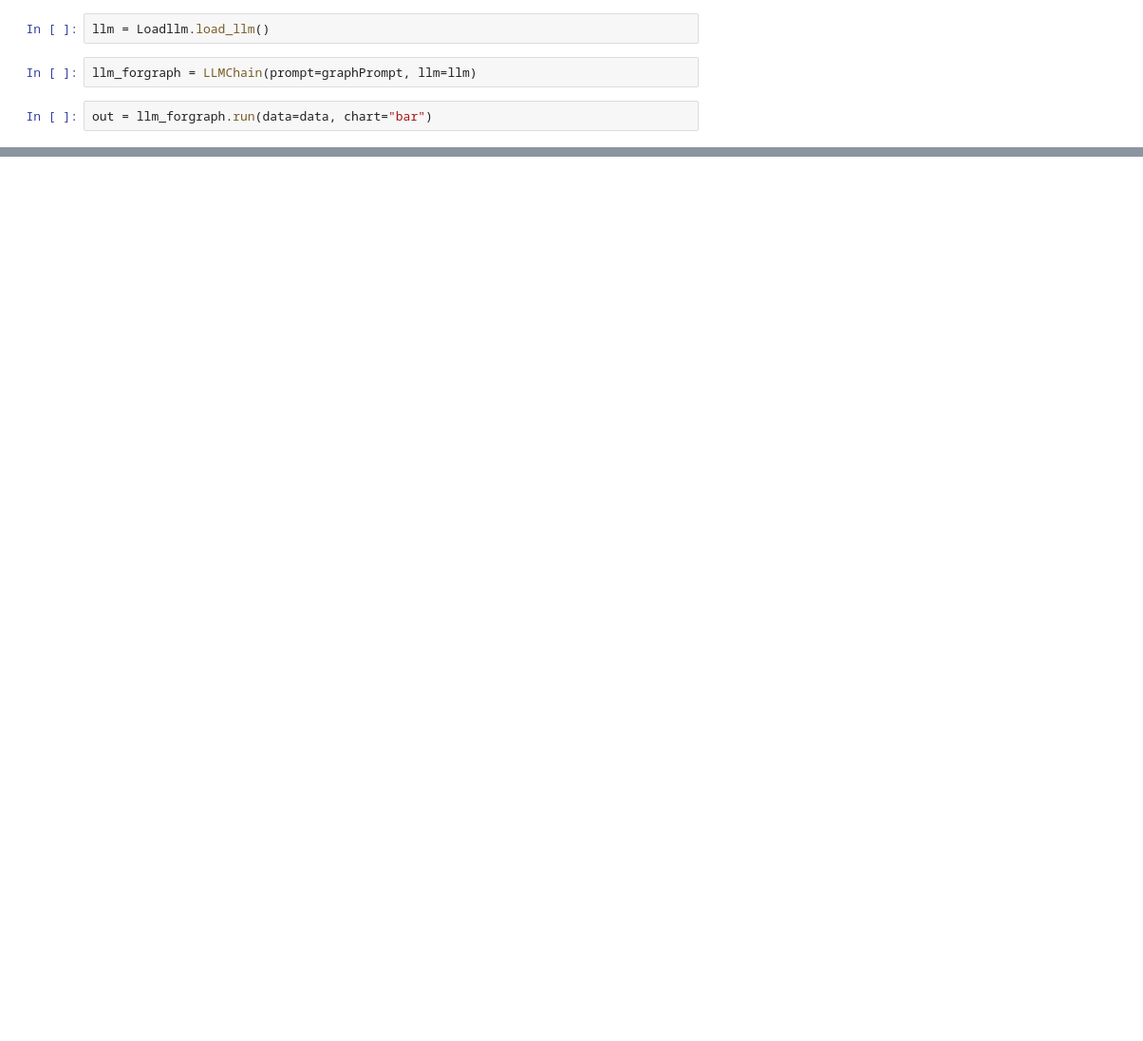
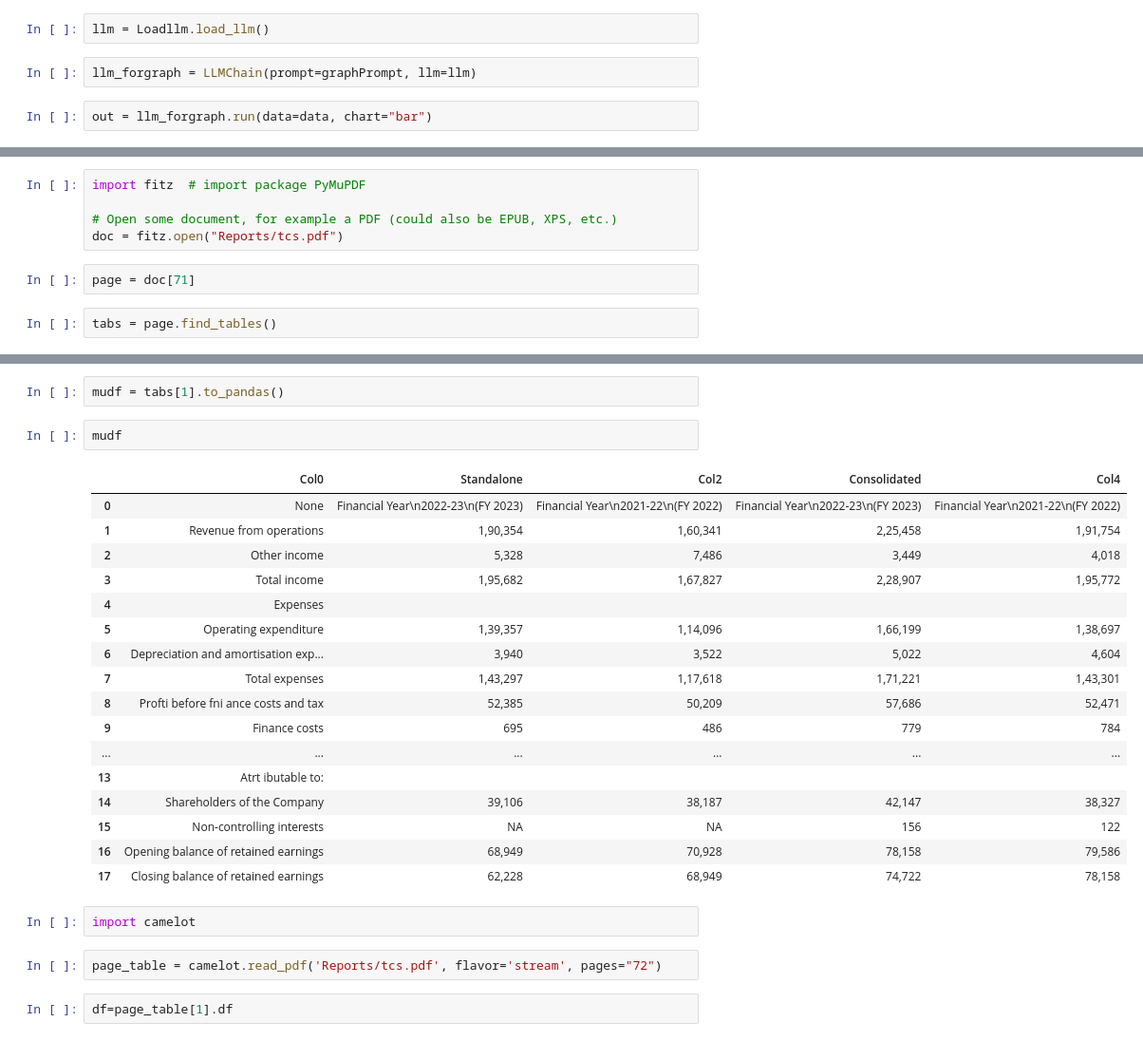
Before and after one commit to Mukesh-pilane/InsightFlow-Annual-Report-Companion, a Jupyter notebook: localllama/graphVisulization.ipynb, the cells around one changed output, grey strips where cells are left out. Shown: that part at 95% size. Saved outputs shown, nothing was run; the diff lists cells and outputs as text; blank space fills up the shorter version.

```diff
--- a/localllama/graphVisulization.ipynb
+++ b/localllama/graphVisulization.ipynb
@@ -66,0 +93,9 @@ It can be observed from the comparison that there has been a significant increas
+# %%
+import fitz  # import package PyMuPDF
+
+# Open some document, for example a PDF (could also be EPUB, XPS, etc.)
+doc = fitz.open("Reports/tcs.pdf")
+# %%
+page = doc[71]
+# %%
+tabs = page.find_tables()
@@ -66,0 +122,28 @@ It can be observed from the comparison that there has been a significant increas
+# %%
+mudf = tabs[1].to_pandas()
+# %%
+mudf
+# %% [output]
+|  | Col0 | Standalone | Col2 | Consolidated | Col4 |
+| 0 | None | Financial Year\n2022-23\n(FY 2023) | Financial Year\n2021-22\n(FY 2022) | Financial Year\n2022-23\n(FY 2023) | Financial Year\n2021-22\n(FY 2022) |
+| 1 | Revenue from operations | 1,90,354 | 1,60,341 | 2,25,458 | 1,91,754 |
+| 2 | Other income | 5,328 | 7,486 | 3,449 | 4,018 |
+| 3 | Total income | 1,95,682 | 1,67,827 | 2,28,907 | 1,95,772 |
+| 4 | Expenses |  |  |  |  |
+| 5 | Operating expenditure | 1,39,357 | 1,14,096 | 1,66,199 | 1,38,697 |
+| 6 | Depreciation and amortisation exp... | 3,940 | 3,522 | 5,022 | 4,604 |
+| 7 | Total expenses | 1,43,297 | 1,17,618 | 1,71,221 | 1,43,301 |
+| 8 | Profti before fni ance costs and tax | 52,385 | 50,209 | 57,686 | 52,471 |
+| 9 | Finance costs | 695 | 486 | 779 | 784 |
+| ... | ... | ... | ... | ... | ... |
+| 13 | Atrt ibutable to: |  |  |  |  |
+| 14 | Shareholders of the Company | 39,106 | 38,187 | 42,147 | 38,327 |
+| 15 | Non-controlling interests | NA | NA | 156 | 122 |
+| 16 | Opening balance of retained earnings | 68,949 | 70,928 | 78,158 | 79,586 |
+| 17 | Closing balance of retained earnings | 62,228 | 68,949 | 74,722 | 78,158 |
+# %%
+import camelot
+# %%
+page_table = camelot.read_pdf('Reports/tcs.pdf', flavor='stream', pages="72")
+# %%
+df=page_table[1].df
```
Also changed, not shown: parts of 7 cells of this notebook, 12 other files.
